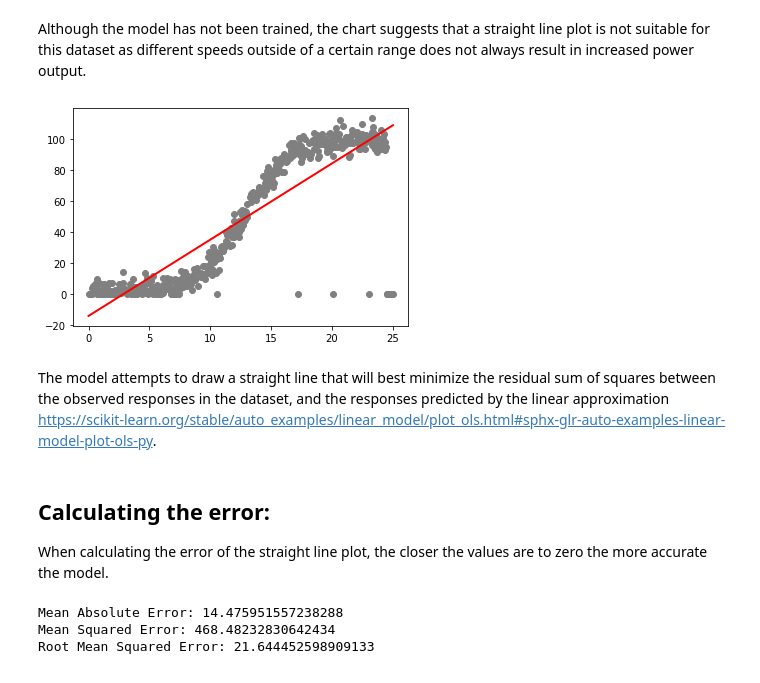
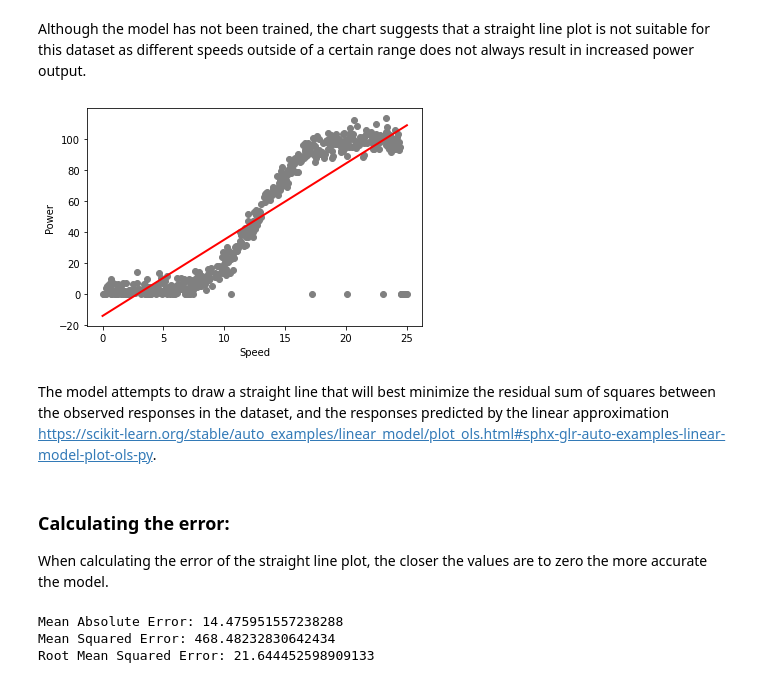
Before and after one commit to juliandunne1234/fuda_project_g00267940, a Jupyter notebook: project_g00267940@gmit.ie.ipynb, the cells around one changed output. Drawn from its saved outputs; the diff is of its cells as text; code cells hidden in the pictures.

```diff
--- a/project_g00267940@gmit.ie.ipynb
+++ b/project_g00267940@gmit.ie.ipynb
@@ -84,14 +85,16 @@ Although the model has not been trained, the chart suggests that a straight line
 # %%
 # Scatterplot of Speed v Power with linear regression straight line plot
 plt.scatter(X_initial, y_initial,  color='gray')
 plt.plot(X_initial, y_in_pred, color='red', linewidth=2)
+plt.xlabel("Speed")
+plt.ylabel("Power")
 plt.show()
 # %% [output]
-[figure, old version]
+[figure, new version]
 # %% [markdown]
 The model attempts to draw a straight line that will best minimize the residual sum of squares between the observed responses in the dataset, and the responses predicted by the linear approximation https://scikit-learn.org/stable/auto_examples/linear_model/plot_ols.html#sphx-glr-auto-examples-linear-model-plot-ols-py.
 # %% [markdown]
-## Calculating the error:
+### Calculating the error:
 When calculating the error of the straight line plot, the closer the values are to zero the more accurate the model.
 # %%
 print('Mean Absolute Error:', metrics.mean_absolute_error(y_initial, y_in_pred))
```
Also changed, not shown: parts of 23 cells of this notebook.
